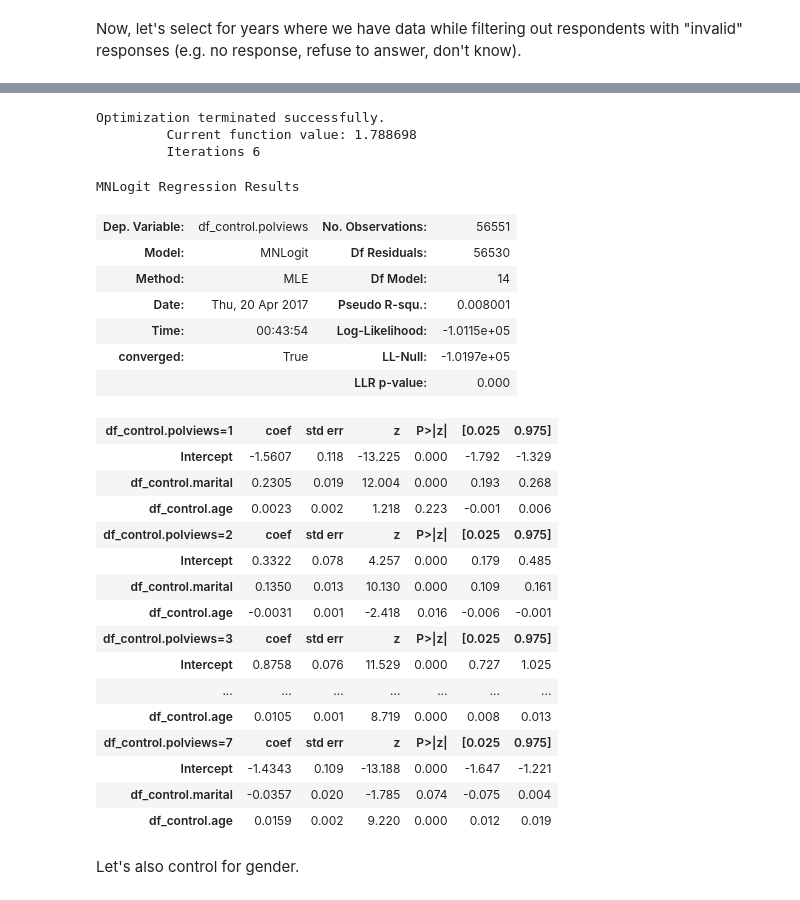
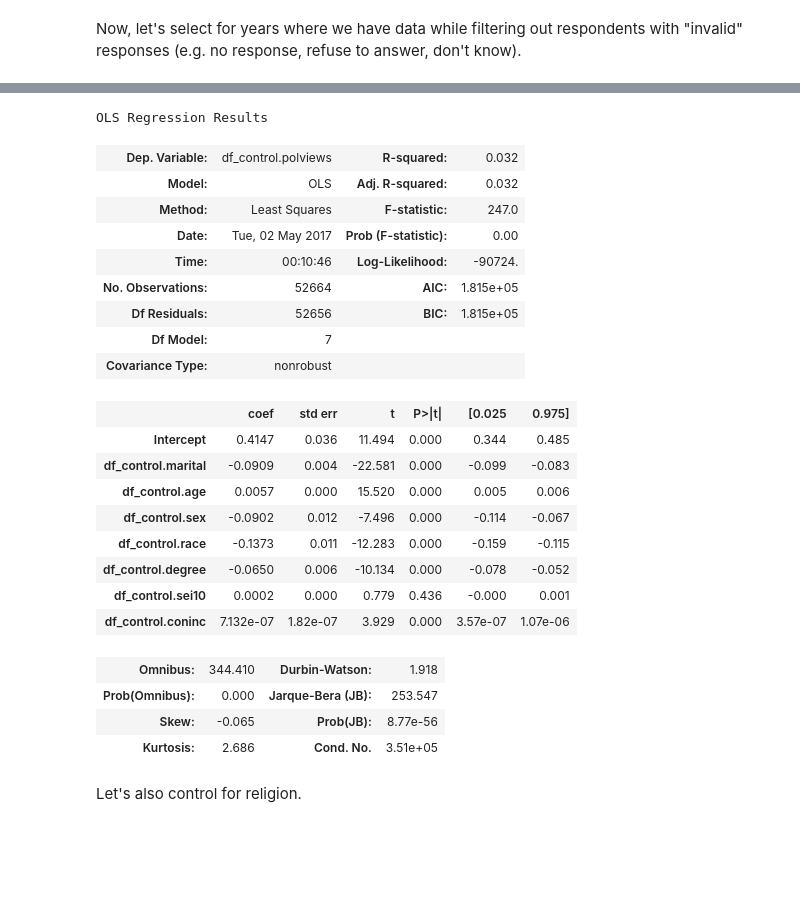
Before and after one commit to Faadal/data_science_politics, a Jupyter notebook: report3.ipynb, the cells around one changed output, grey strips where cells are left out. Saved outputs shown, nothing was run; the diff lists cells and outputs as text; code cells hidden in the pictures; blank space fills up the shorter version.

```diff
--- a/report3.ipynb
+++ b/report3.ipynb
@@ -33,6 +34,10 @@ print('Number of respondents left: %i' %(df.shape[0] + 1))
 
 # Filter out invalid polviews
 df = df[df.polviews <= 7]
+df = df[df.polviews > 0]
+
+# Center polviews likert scale around 0
+df['polviews'] = np.subtract(df['polviews'], 4)
 print('Number of respondents left: %i' %(df.shape[0] + 1))
 
 # Filter out invalid age respondants
@@ -43,7 +48,19 @@ print('Number of respondents left: %i' %(df.shape[0] + 1))
 df = df[df.marital != 9]
 print('Number of respondents left: %i' %(df.shape[0] + 1))
 
-# Maybe try to fill in values?
+# Filter out highest education degree invalid
+df = df[df.degree <= 4]
+
+# Recode religion to make coding more consistent through GSS years
+df['relig_recode'] = df.relig
+#recode Christians who are not Catholic as '1' (replacing Protestant code)
+df.relig_recode.replace([10, 11, 13], 1, inplace=True)
+#recode Buddhism, Hinduism, Other eastern, Moslem/islam, Native american, Inter-nondenominational
+df.relig_recode.replace([6, 7, 8, 9, 12], 5, inplace=True)
+#remove don't know/don't answer respondants
+df = df[df.relig_recode <= 5]
+
+# For more information about SEI scores http://gss.norc.org/Documents/reports/methodological-reports/MR074.pdf
 
 df_control = df.copy(deep=True)
 # %% [output]
@@ -92,37 +159,33 @@ To control for age's effect on political views with respect to marital status, l
 # %%
-formula = 'df_control.polviews ~ df_control.marital + df_control.age'
-model = smf.mnlogit(formula, data=df_control)
+formula = 'df_control.polviews ~ df_control.marital + df_control.age + df_control.sex + df_control.race + df_control.degree + df_control.sei10 + df_control.coninc'
+model = smf.ols(formula, data=df_control)
 results = model.fit()
-params_age = results.params
+params_standard = results.params
 results.summary()
 # %% [output]
-Optimization terminated successfully.
-         Current function value: 1.788698
-         Iterations 6
+OLS Regression Results
-MNLogit Regression Results
-| Dep. Variable: | df_control.polviews | No. Observations: | 56551 |
-| Model: | MNLogit | Df Residuals: | 56530 |
-| Method: | MLE | Df Model: | 14 |
-| Date: | Thu, 20 Apr 2017 | Pseudo R-squ.: | 0.008001 |
-| Time: | 00:43:54 | Log-Likelihood: | -1.0115e+05 |
-| converged: | True | LL-Null: | -1.0197e+05 |
-|  |  | LLR p-value: | 0.000 |
+| Dep. Variable: | df_control.polviews | R-squared: | 0.032 |
+| Model: | OLS | Adj. R-squared: | 0.032 |
+| Method: | Least Squares | F-statistic: | 247.0 |
+| Date: | Tue, 02 May 2017 | Prob (F-statistic): | 0.00 |
+| Time: | 00:10:46 | Log-Likelihood: | -90724. |
+| No. Observations: | 52664 | AIC: | 1.815e+05 |
+| Df Residuals: | 52656 | BIC: | 1.815e+05 |
+| Df Model: | 7 |  |  |
+| Covariance Type: | nonrobust |  |  |
-| df_control.polviews=1 | coef | std err | z | P>|z| | [0.025 | 0.975] |
-| Intercept | -1.5607 | 0.118 | -13.225 | 0.000 | -1.792 | -1.329 |
-| df_control.marital | 0.2305 | 0.019 | 12.004 | 0.000 | 0.193 | 0.268 |
-| df_control.age | 0.0023 | 0.002 | 1.218 | 0.223 | -0.001 | 0.006 |
-| df_control.polviews=2 | coef | std err | z | P>|z| | [0.025 | 0.975] |
-| Intercept | 0.3322 | 0.078 | 4.257 | 0.000 | 0.179 | 0.485 |
-| df_control.marital | 0.1350 | 0.013 | 10.130 | 0.000 | 0.109 | 0.161 |
-| df_control.age | -0.0031 | 0.001 | -2.418 | 0.016 | -0.006 | -0.001 |
-| df_control.polviews=3 | coef | std err | z | P>|z| | [0.025 | 0.975] |
-| Intercept | 0.8758 | 0.076 | 11.529 | 0.000 | 0.727 | 1.025 |
-| ... | ... | ... | ... | ... | ... | ... |
-| df_control.age | 0.0105 | 0.001 | 8.719 | 0.000 | 0.008 | 0.013 |
-| df_control.polviews=7 | coef | std err | z | P>|z| | [0.025 | 0.975] |
-| Intercept | -1.4343 | 0.109 | -13.188 | 0.000 | -1.647 | -1.221 |
-| df_control.marital | -0.0357 | 0.020 | -1.785 | 0.074 | -0.075 | 0.004 |
-| df_control.age | 0.0159 | 0.002 | 9.220 | 0.000 | 0.012 | 0.019 |
+|  | coef | std err | t | P>|t| | [0.025 | 0.975] |
+| Intercept | 0.4147 | 0.036 | 11.494 | 0.000 | 0.344 | 0.485 |
+| df_control.marital | -0.0909 | 0.004 | -22.581 | 0.000 | -0.099 | -0.083 |
+| df_control.age | 0.0057 | 0.000 | 15.520 | 0.000 | 0.005 | 0.006 |
+| df_control.sex | -0.0902 | 0.012 | -7.496 | 0.000 | -0.114 | -0.067 |
+| df_control.race | -0.1373 | 0.011 | -12.283 | 0.000 | -0.159 | -0.115 |
+| df_control.degree | -0.0650 | 0.006 | -10.134 | 0.000 | -0.078 | -0.052 |
+| df_control.sei10 | 0.0002 | 0.000 | 0.779 | 0.436 | -0.000 | 0.001 |
+| df_control.coninc | 7.132e-07 | 1.82e-07 | 3.929 | 0.000 | 3.57e-07 | 1.07e-06 |
+| Omnibus: | 344.410 | Durbin-Watson: | 1.918 |
+| Prob(Omnibus): | 0.000 | Jarque-Bera (JB): | 253.547 |
+| Skew: | -0.065 | Prob(JB): | 8.77e-56 |
+| Kurtosis: | 2.686 | Cond. No. | 3.51e+05 |
 # %% [markdown]
-Let's also control for gender.
+Let's also control for religion.
 # %%
```
Also changed, not shown: parts of 21 cells of this notebook, 5 other files.
